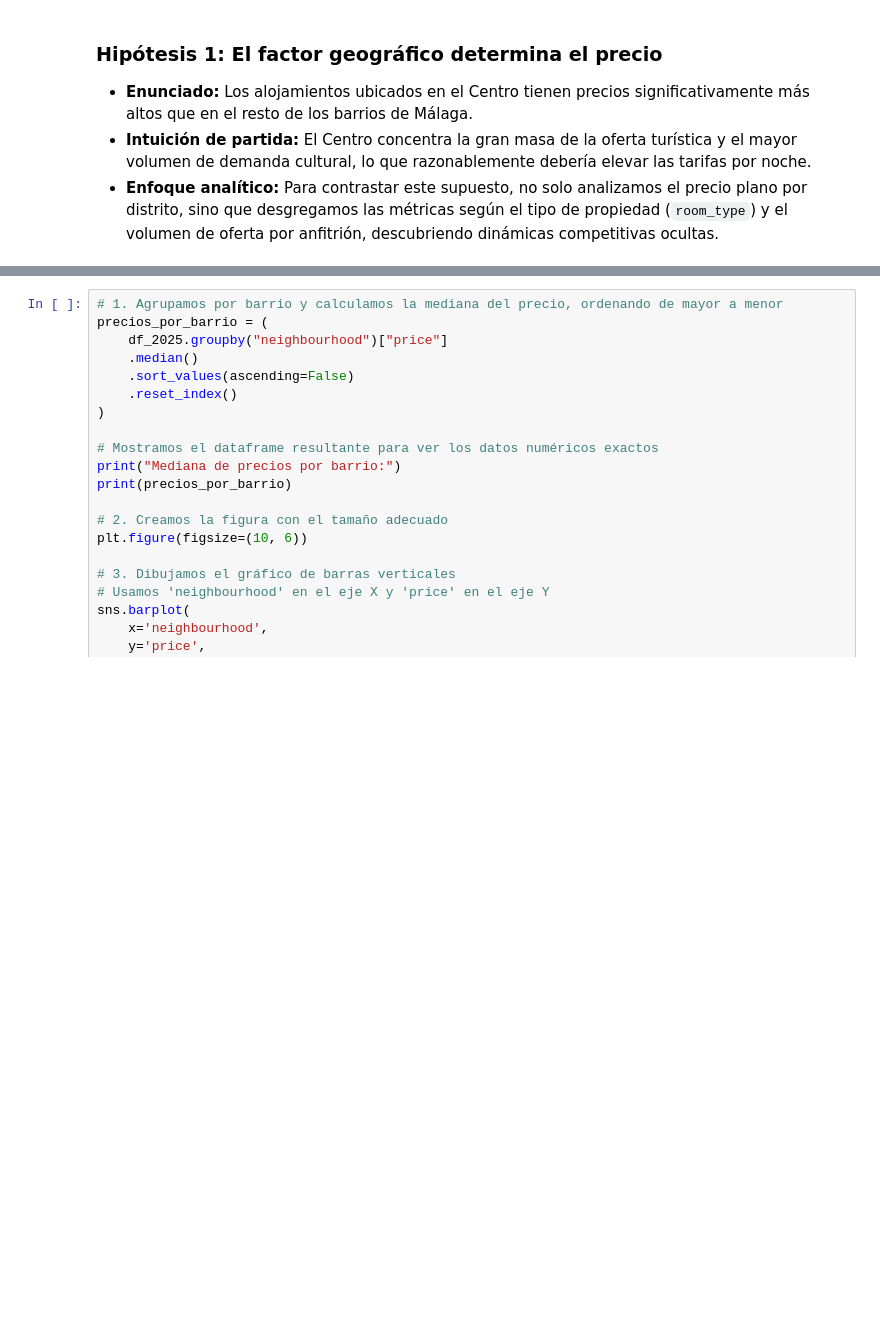
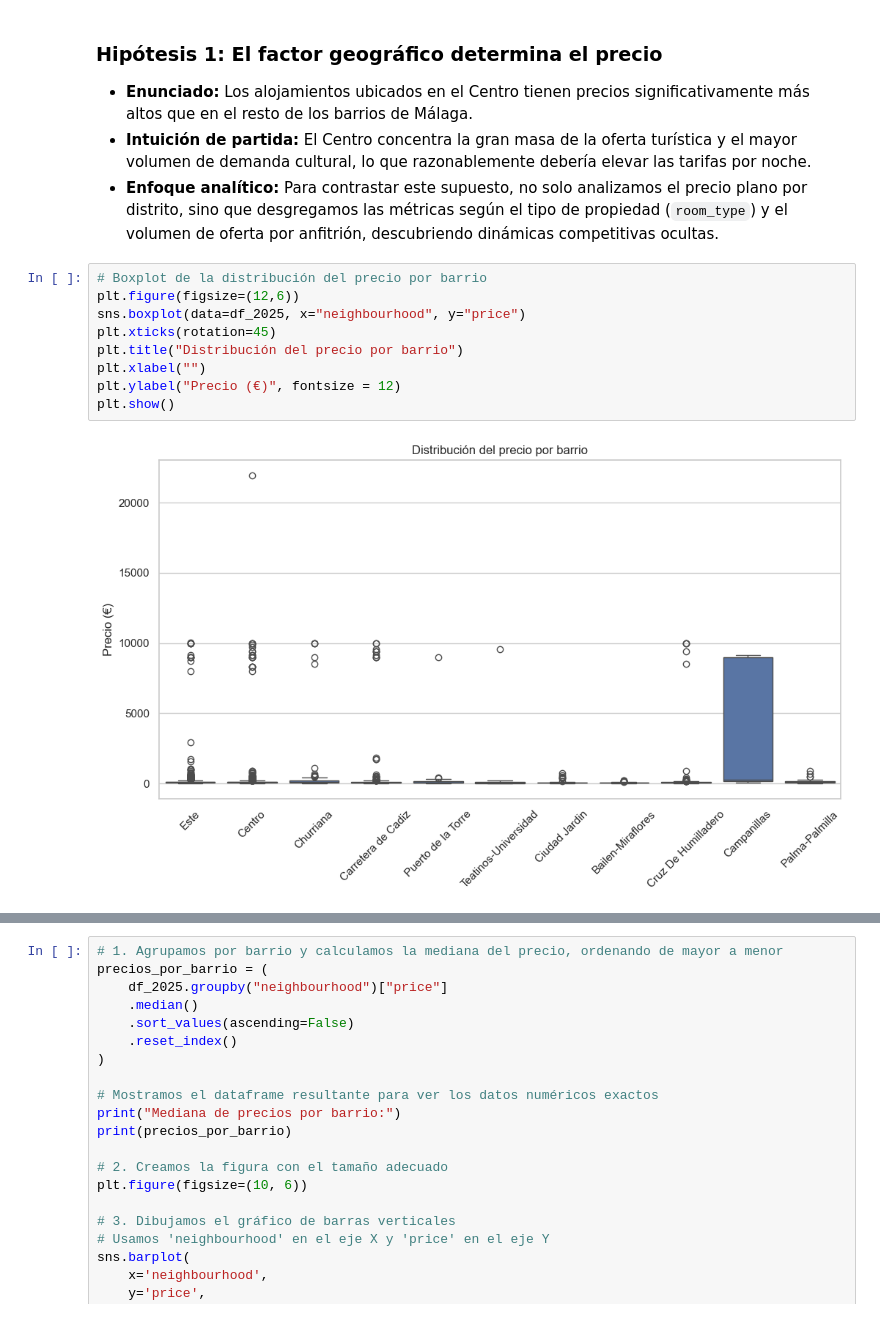
Before and after one commit to MHHsim/Proyect-Break-I, a Jupyter notebook: main.ipynb, the cells around one changed output, grey strips where cells are left out. Saved outputs shown, nothing was run; the diff lists cells and outputs as text; blank space fills up the shorter version.

```diff
--- a/main.ipynb
+++ b/main.ipynb
@@ -198,3 +198,14 @@ Con el dataset limpio de 6.861 registros, procedemos a contrastar las tres hipó
 * **Enunciado:** Los alojamientos ubicados en el Centro tienen precios significativamente más altos que en el resto de los barrios de Málaga.
 * **Intuición de partida:** El Centro concentra la gran masa de la oferta turística y el mayor volumen de demanda cultural, lo que razonablemente debería elevar las tarifas por noche.
 * **Enfoque analítico:** Para contrastar este supuesto, no solo analizamos el precio plano por distrito, sino que desgregamos las métricas según el tipo de propiedad (`room_type`) y el volumen de oferta por anfitrión, descubriendo dinámicas competitivas ocultas.
+# %%
+# Boxplot de la distribución del precio por barrio
+plt.figure(figsize=(12,6))
+sns.boxplot(data=df_2025, x="neighbourhood", y="price")
+plt.xticks(rotation=45)
+plt.title("Distribución del precio por barrio")
+plt.xlabel("")
+plt.ylabel("Precio (€)", fontsize = 12)
+plt.show()
+# %% [output]
+[figure, added]
```
Also changed, not shown: parts of 13 cells of this notebook.
